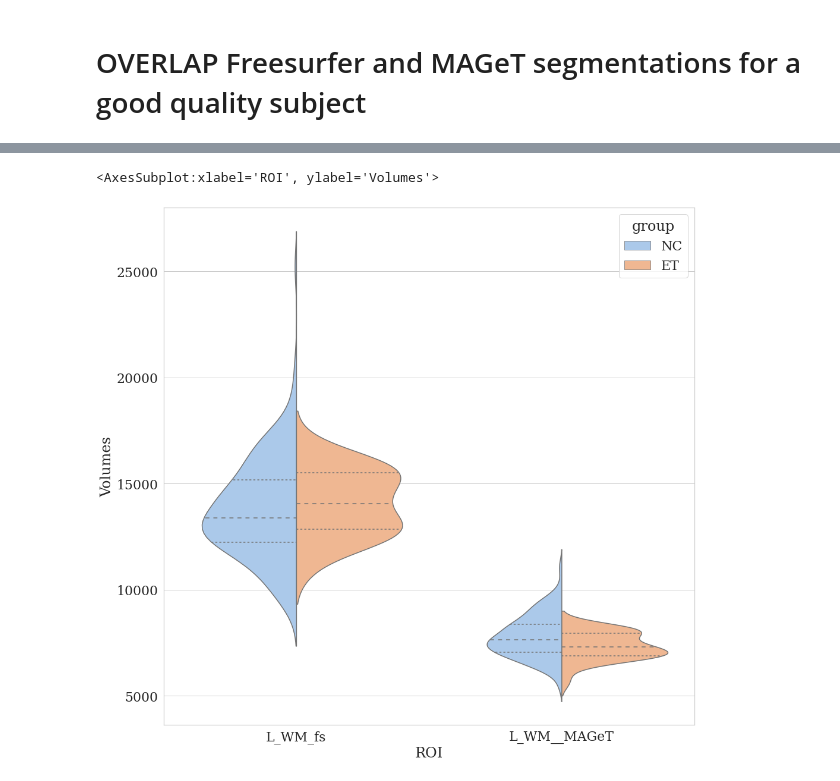
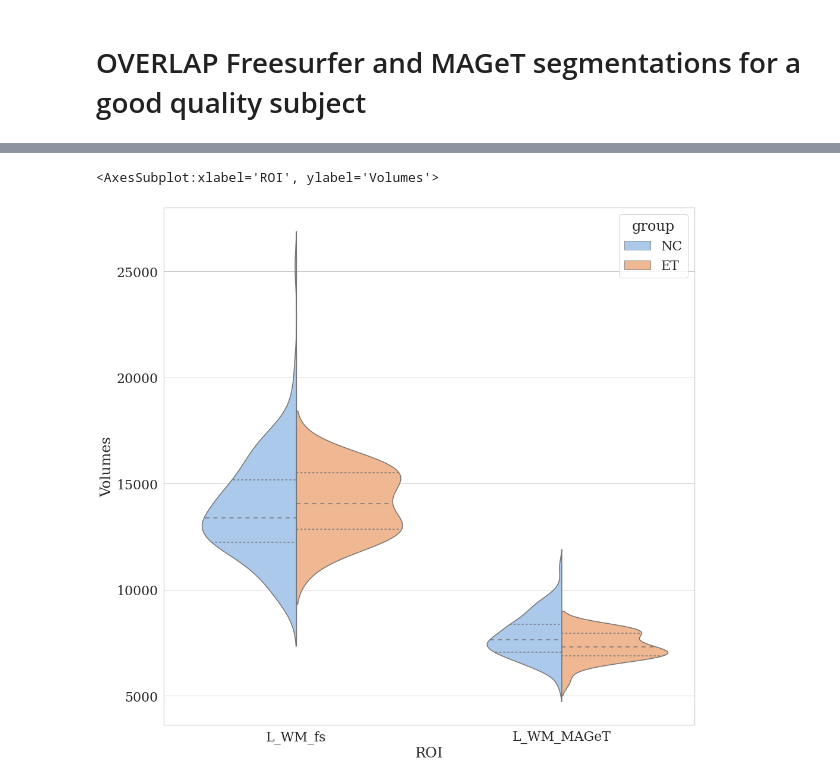
Before and after one commit to neurodatascience/ET_biomarker, a Jupyter notebook: stats/6_SI_cerebellar_distribution.ipynb, the cells around one changed output, grey strips where cells are left out. Drawn from its saved outputs; the diff is of its cells as text; code cells hidden in the pictures.

```diff
--- a/stats/6_SI_cerebellar_distribution.ipynb
+++ b/stats/6_SI_cerebellar_distribution.ipynb
@@ -29,10 +29,10 @@ data_df=data_df.drop(columns=cerebellum_list_old);
          A newer version (1.7.1) of nipy/nipype is available. You are using 1.5.0
 # %%
 cerebellum_list = ['age', 'sex', 'site', 'group', 'eTIV','cerebellumVol','L_WM','L_GM','R_WM','R_GM', 'Left_cerebellar_GM_SUIT', 'Right_cerebellar_GM_SUIT', 'Left_cerebellar_GM_MAGeT', 'Right_cerebellar_GM_MAGeT', 'L_CM', 'R_CM']
-cerebellum_rename_list = ['age', 'sex', 'site', 'group', 'eTIV','cerebelVol_fs','L_WM_fs','L_GM_fs','R_WM_fs','R_GM_fs', 'L_GM_SUIT', 'R_GM_SUIT', 'L_GM_MAGeT', 'R_GM_MAGeT', 'L_WM__MAGeT', 'R_WM_MAGeT']
+cerebellum_rename_list = ['age', 'sex', 'site', 'group', 'eTIV','cerebelVol_fs','L_WM_fs','L_GM_fs','R_WM_fs','R_GM_fs', 'L_GM_SUIT', 'R_GM_SUIT', 'L_GM_MAGeT', 'R_GM_MAGeT', 'L_WM_MAGeT', 'R_WM_MAGeT']
 sel_df = data_df[cerebellum_list].copy()
 sel_df.columns=cerebellum_rename_list
-sel_df['cerebelVol_MAGeT']=sel_df[['L_GM_MAGeT', 'R_GM_MAGeT', 'L_WM__MAGeT', 'R_WM_MAGeT']].sum(axis=1)
+sel_df['cerebelVol_MAGeT']=sel_df[['L_GM_MAGeT', 'R_GM_MAGeT', 'L_WM_MAGeT', 'R_WM_MAGeT']].sum(axis=1)
 sel_df
 # %% [output]
 |  | age | sex | site | group | eTIV | cerebelVol_fs | L_WM_fs | L_GM_fs | R_WM_fs | R_GM_fs | ... |
@@ -97,18 +92,16 @@ sns.violinplot(data=vis_long_df, x="ROI", y="Volumes", hue="group",
 # %%
-tar_list = ['L_WM_fs', 'L_WM__MAGeT']
+tar_list = ['L_WM_fs', 'L_WM_MAGeT']
 vis_df=sel_df[['group','eTIV']+tar_list].copy()
-sns.pairplot(vis_df, hue="group")
 vis_long_df = vis_df.melt(id_vars=['group'], value_vars=tar_list, var_name='ROI', value_name='Volumes').copy()
-vis_long_df
 
 FONT_SCALE=2
 figure_size=(16,16)
 sns.set_theme(style="whitegrid", palette="pastel", font_scale=FONT_SCALE)
 sns.set_style({'font.family':'serif', 'font.serif':'Times New Roman'})
 
 plt.subplots(figsize=figure_size, facecolor='w', edgecolor='lightgray')
 sns.violinplot(data=vis_long_df, x="ROI", y="Volumes", hue="group",
                split=True, inner='quartile')
 # %% [output]
 <AxesSubplot:xlabel='ROI', ylabel='Volumes'>
-[figure, old version]
+[figure, new version]
```
Also changed, not shown: parts of 7 cells of this notebook, 3 other files.
